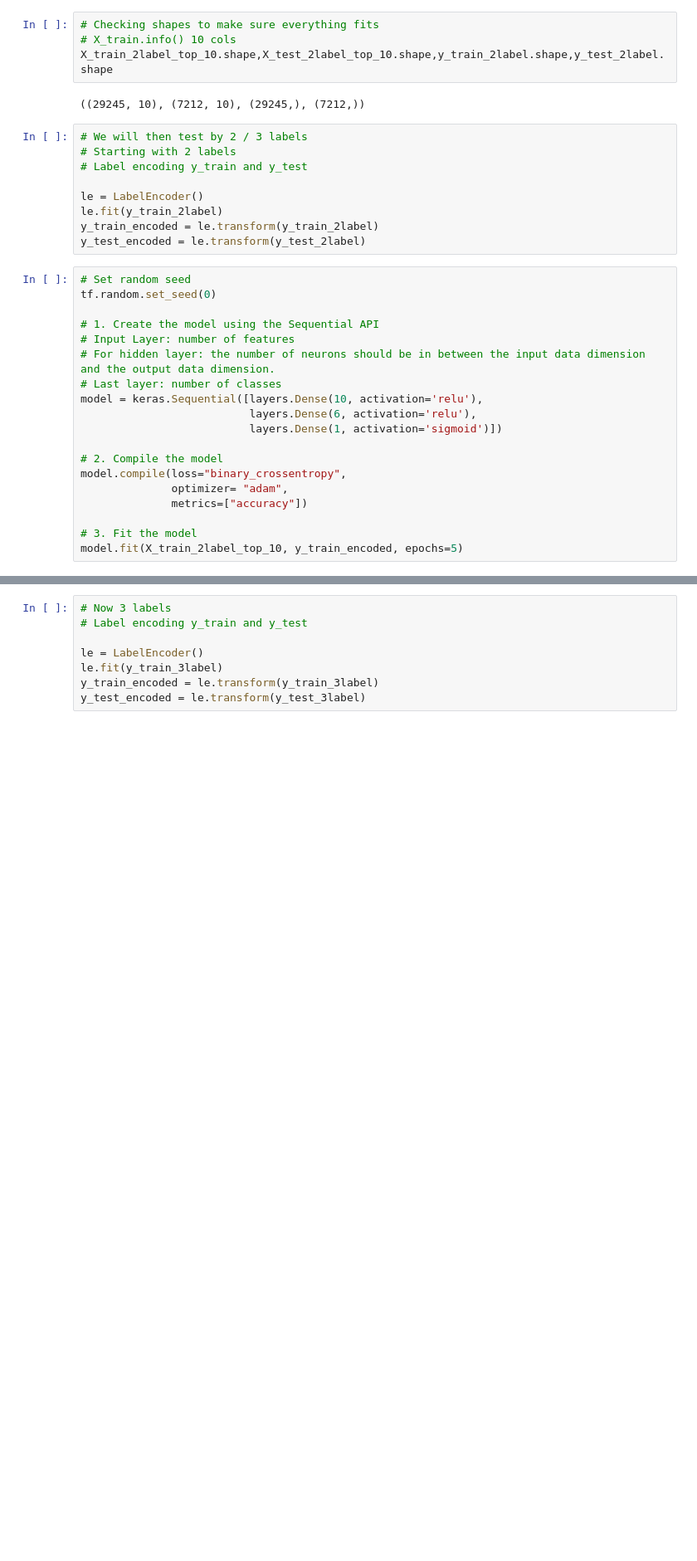
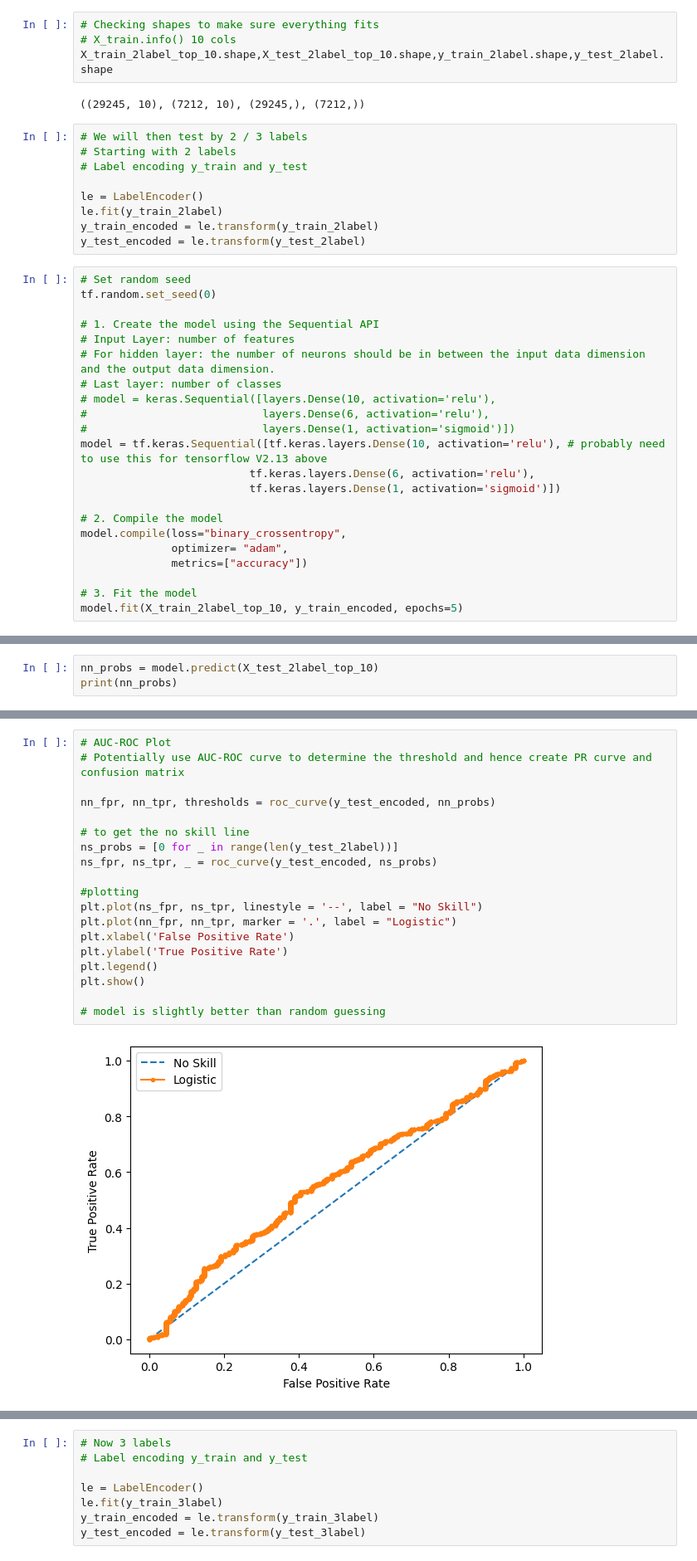
Before and after one commit to manish-cr/CS3244-credit-approval, a Jupyter notebook: code/Neural_Network_v2.ipynb, the cells around one changed output, grey strips where cells are left out. Shown at 83% size. Drawn from its saved outputs; the diff is of its cells as text; blank space fills up the shorter version.

Commit message:
Added ROC-AUC, PR-curve and confusion matrix for 2 labels.

```diff
--- a/code/Neural_Network_v2.ipynb
+++ b/code/Neural_Network_v2.ipynb
@@ -77,9 +77,12 @@ tf.random.set_seed(0)
 # Input Layer: number of features
 # For hidden layer: the number of neurons should be in between the input data dimension and the output data dimension.
 # Last layer: number of classes
-model = keras.Sequential([layers.Dense(10, activation='relu'),
-                          layers.Dense(6, activation='relu'),
-                          layers.Dense(1, activation='sigmoid')])
+# model = keras.Sequential([layers.Dense(10, activation='relu'),
+#                           layers.Dense(6, activation='relu'),
+#                           layers.Dense(1, activation='sigmoid')])
+model = tf.keras.Sequential([tf.keras.layers.Dense(10, activation='relu'), # probably need to use this for tensorflow V2.13 above
+                          tf.keras.layers.Dense(6, activation='relu'),
+                          tf.keras.layers.Dense(1, activation='sigmoid')])
 
 # 2. Compile the model
 model.compile(loss="binary_crossentropy",
@@ -111,0 +120,3 @@ print("2-label Test Accuracy: ", score_2label[1])
+# %%
+nn_probs = model.predict(X_test_2label_top_10)
+print(nn_probs)
@@ -111,0 +139,21 @@ print("2-label Test Accuracy: ", score_2label[1])
+# %%
+# AUC-ROC Plot
+# Potentially use AUC-ROC curve to determine the threshold and hence create PR curve and confusion matrix
+
+nn_fpr, nn_tpr, thresholds = roc_curve(y_test_encoded, nn_probs)
+
+# to get the no skill line
+ns_probs = [0 for _ in range(len(y_test_2label))]
+ns_fpr, ns_tpr, _ = roc_curve(y_test_encoded, ns_probs)
+
+#plotting
+plt.plot(ns_fpr, ns_tpr, linestyle = '--', label = "No Skill")
+plt.plot(nn_fpr, nn_tpr, marker = '.', label = "Logistic")
+plt.xlabel('False Positive Rate')
+plt.ylabel('True Positive Rate')
+plt.legend()
+plt.show()
+
+# model is slightly better than random guessing
+# %% [output]
+[figure, added]
```
Also changed, not shown: parts of 24 cells of this notebook.
